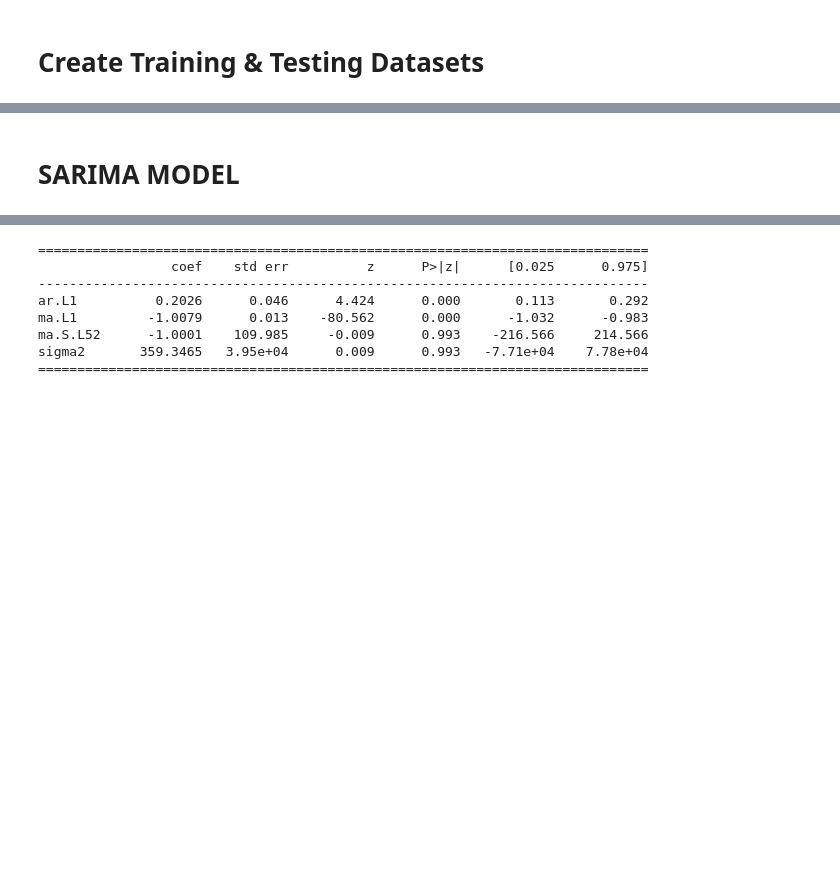
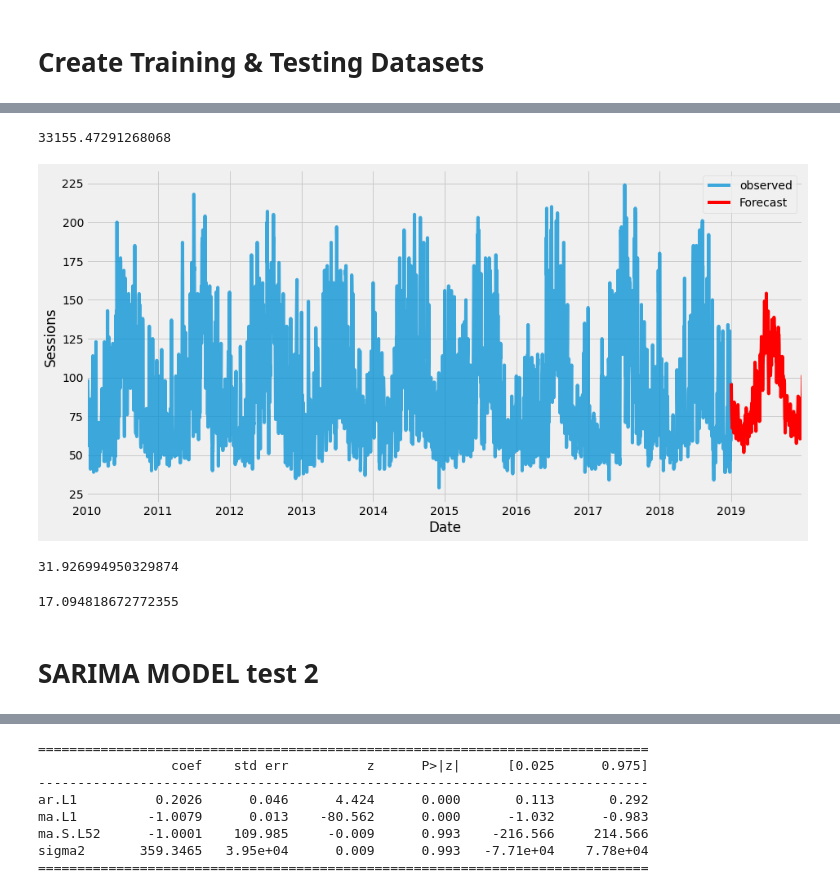
Before and after one commit to qghaemi/ga_project_5, a Jupyter notebook: Modeling_LA_County_MD.ipynb, the cells around one changed output, grey strips where cells are left out. Cells and saved outputs as stored; diff of their text form; code cells hidden in the pictures; blank space fills up the shorter version.

Commit message:
Mac's Modeling

```diff
--- a/Modeling_LA_County_MD.ipynb
+++ b/Modeling_LA_County_MD.ipynb
@@ -170,4 +180,4 @@ Critical values :
 # %% [markdown]
 # Create Training & Testing Datasets
 # %%
-y = y.resample('w').mean()
+#y = y.resample('w').mean()
@@ -197,0 +203,42 @@ predict_date = len(y) - len(y[:'2020-04-05']) # the number of data points for th
+# %%
+#defining training and testing set
+
+#Training dates
+y_to_train = y['2010-01-01':'2018-12-31']
+
+#testing dates
+y_to_val = y['2019-01-01':'2019-12-31']
+
+#Number of Data Points for the test
+predict_date = len(y) - len(y['2019-01-01':'2019-12-31'])
+# %%
+#runing Sarima model with p, d, q as 0, 0, 0, respectively as a baseline SARIMA model
+sarima = sm.tsa.statespace.SARIMAX(endog = y_to_train,
+                                   order = (0, 0, 0),
+                                   #s is set to 365 for seasoality
+                                   seasonal_order = (1,0,1, 365)).fit()
+sarima_pred = sarima.predict(start=y_to_val.index[0], end=y_to_val.index[-1])
+# %%
+#AIC score for SARIMA baseline model
+sarima.aic
+# %% [output]
+33155.47291268068
+# %%
+ax = y_to_train.plot(label='observed', alpha=0.75)
+sarima_pred.to_frame(name='Forecast').plot(ax=ax, label='Dynamic Forecast', figsize=(14, 7), color='red')
+ax.set_xlabel('Date')
+ax.set_ylabel('Sessions')
+#plt.title(f'Dynamic Forecast for {county}')
+plt.legend()
+plt.show()
+# %% [output]
+[figure, added]
+# %%
+from sklearn import metrics
+# generate predictions off the model
+#pred = ar.predict(dynamic=True, start=test.index[0], end=test.index[-1])
+    # calculate RMSE and show the score
+rmse = metrics.mean_squared_error(y_to_val, sarima_pred, squared=False)
+rmse
+# %% [output]
+31.926994950329874
@@ -198,2 +248,6 @@ predict_date = len(y) - len(y[:'2020-04-05']) # the number of data points for th
+# %%
+rmse_ma(y_to_val, sarima_pred, 7)
+# %% [output]
+17.094818672772355
 # %% [markdown]
-# SARIMA MODEL
+# SARIMA MODEL test 2
```
Also changed, not shown: parts of 13 cells of this notebook, 1 other file.
